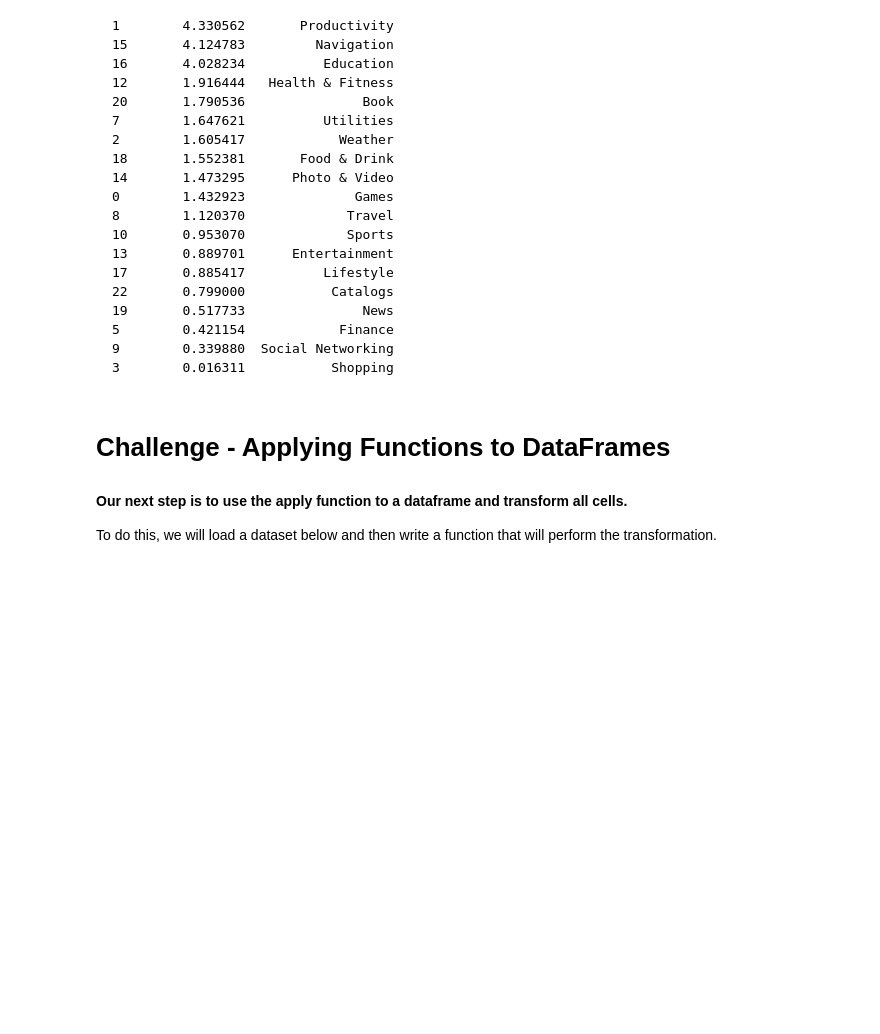
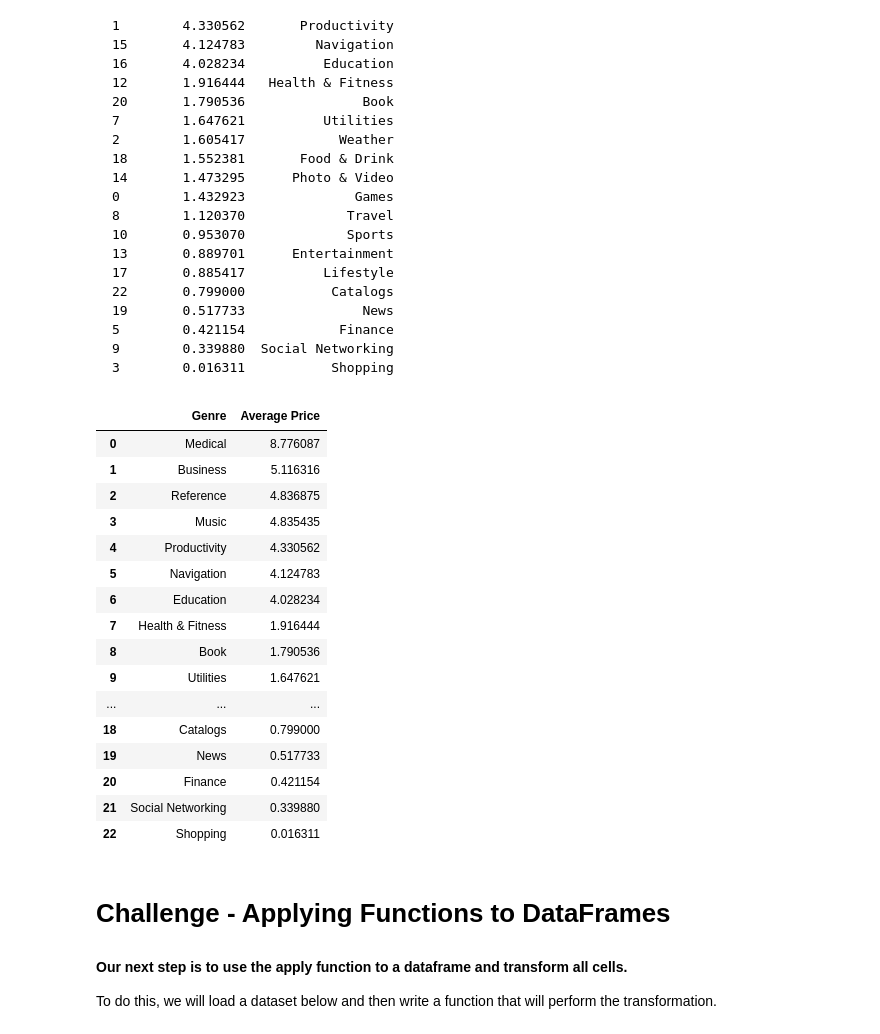
Before and after one commit to ta-data-lis/lab-pandas-deep-dive, a Jupyter notebook: your-code/main.ipynb, the cells around one changed output. Saved outputs shown, nothing was run; the diff lists cells and outputs as text; code cells hidden in the pictures; blank space fills up the shorter version.

```diff
--- a/your-code/main.ipynb
+++ b/your-code/main.ipynb
@@ -268,3 +286,32 @@ We will leave this question to you. There are several way to solve it. Ideally y
+# %%
+# doing a groupby to get everything I need, the mean and sorting
+dev_money = data.groupby('prime_genre', as_index = False).agg({'price':'mean'})\
+.sort_values(by = 'price', ascending = False)
+
+# renaming the columns to match desired output
+dev_money.columns = ['Genre', 'Average Price']
+
+# resetting the index to make it pretty
+dev_money.reset_index(inplace = True, drop = True)
+dev_money
+# %% [output]
+|  | Genre | Average Price |
+| 0 | Medical | 8.776087 |
+| 1 | Business | 5.116316 |
+| 2 | Reference | 4.836875 |
+| 3 | Music | 4.835435 |
+| 4 | Productivity | 4.330562 |
+| 5 | Navigation | 4.124783 |
+| 6 | Education | 4.028234 |
+| 7 | Health & Fitness | 1.916444 |
+| 8 | Book | 1.790536 |
+| 9 | Utilities | 1.647621 |
+| ... | ... | ... |
+| 18 | Catalogs | 0.799000 |
+| 19 | News | 0.517733 |
+| 20 | Finance | 0.421154 |
+| 21 | Social Networking | 0.339880 |
+| 22 | Shopping | 0.016311 |
 # %% [markdown]
 # Challenge - Applying Functions to DataFrames
 
```
Also changed, not shown: parts of 9 cells of this notebook.
